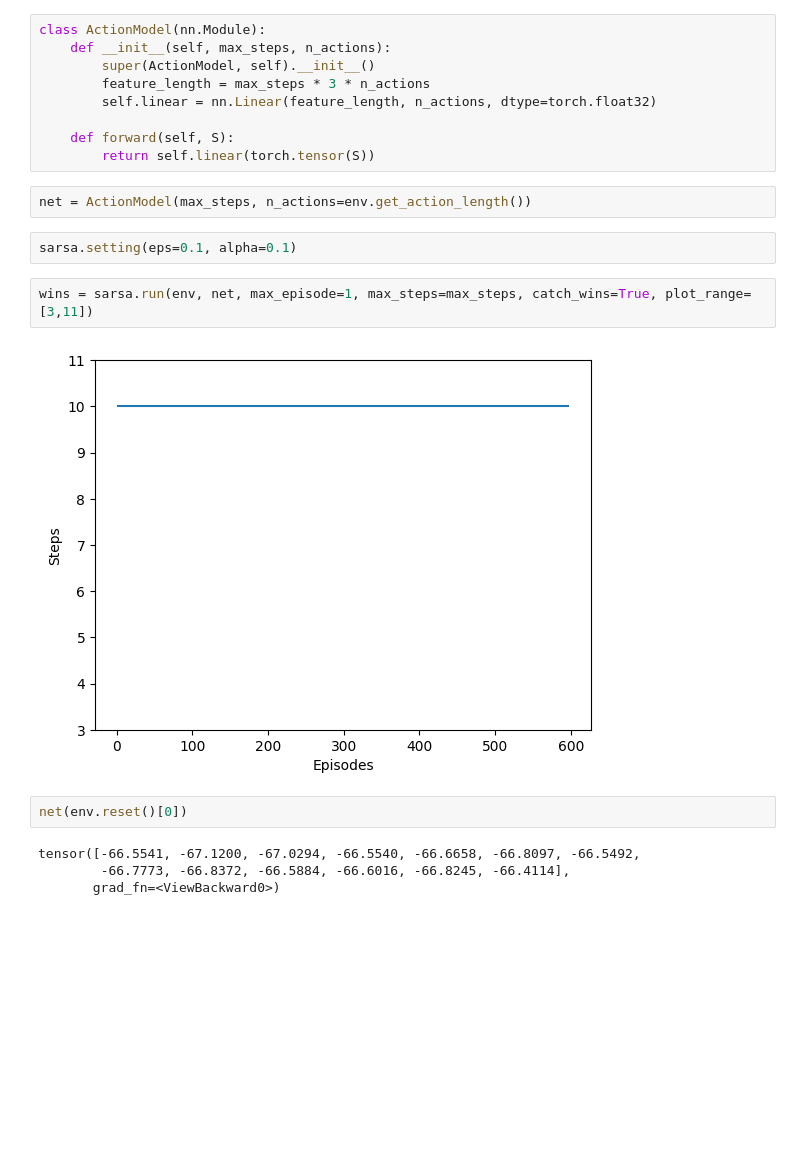
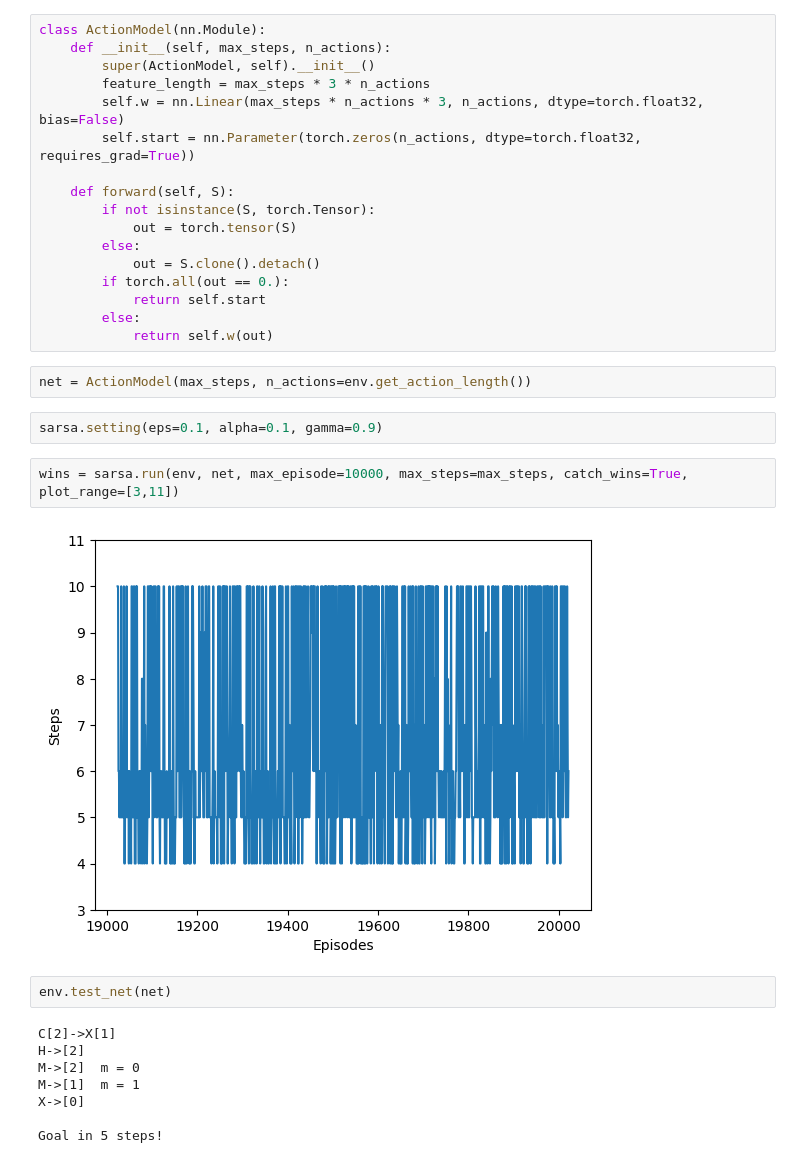
Before and after one commit to NiklasBliemel/RL_Quantum_teleportation, a Jupyter notebook: qtepelort.ipynb, the cells around one changed output. Drawn from its saved outputs; the diff is of its cells as text; blank space fills up the shorter version.

```diff
--- a/qtepelort.ipynb
+++ b/qtepelort.ipynb
@@ -17,21 +14,33 @@ class ActionModel(nn.Module):
     def __init__(self, max_steps, n_actions):
         super(ActionModel, self).__init__()
         feature_length = max_steps * 3 * n_actions
-        self.linear = nn.Linear(feature_length, n_actions, dtype=torch.float32)
+        self.w = nn.Linear(max_steps * n_actions * 3, n_actions, dtype=torch.float32, bias=False)
+        self.start = nn.Parameter(torch.zeros(n_actions, dtype=torch.float32, requires_grad=True))
 
     def forward(self, S):
-        return self.linear(torch.tensor(S))
+        if not isinstance(S, torch.Tensor):
+            out = torch.tensor(S)
+        else:
+            out = S.clone().detach()
+        if torch.all(out == 0.):
+            return self.start
+        else:
+            return self.w(out)
 # %%
 net = ActionModel(max_steps, n_actions=env.get_action_length())
 # %%
-sarsa.setting(eps=0.1, alpha=0.1)
+sarsa.setting(eps=0.1, alpha=0.1, gamma=0.9)
 # %%
-wins = sarsa.run(env, net, max_episode=1, max_steps=max_steps, catch_wins=True, plot_range=[3,11])
+wins = sarsa.run(env, net, max_episode=10000, max_steps=max_steps, catch_wins=True, plot_range=[3,11])
 # %% [output]
-[figure, old version]
+[figure, new version]
 # %%
-net(env.reset()[0])
+env.test_net(net)
 # %% [output]
-tensor([-66.5541, -67.1200, -67.0294, -66.5540, -66.6658, -66.8097, -66.5492,
-        -66.7773, -66.8372, -66.5884, -66.6016, -66.8245, -66.4114],
-       grad_fn=<ViewBackward0>)
+C[2]->X[1]
+H->[2]
+M->[2]  m = 0
+M->[1]  m = 1
+X->[0]
+
+Goal in 5 steps!
```
Also changed, not shown: parts of 2 cells of this notebook, 7 other files.
